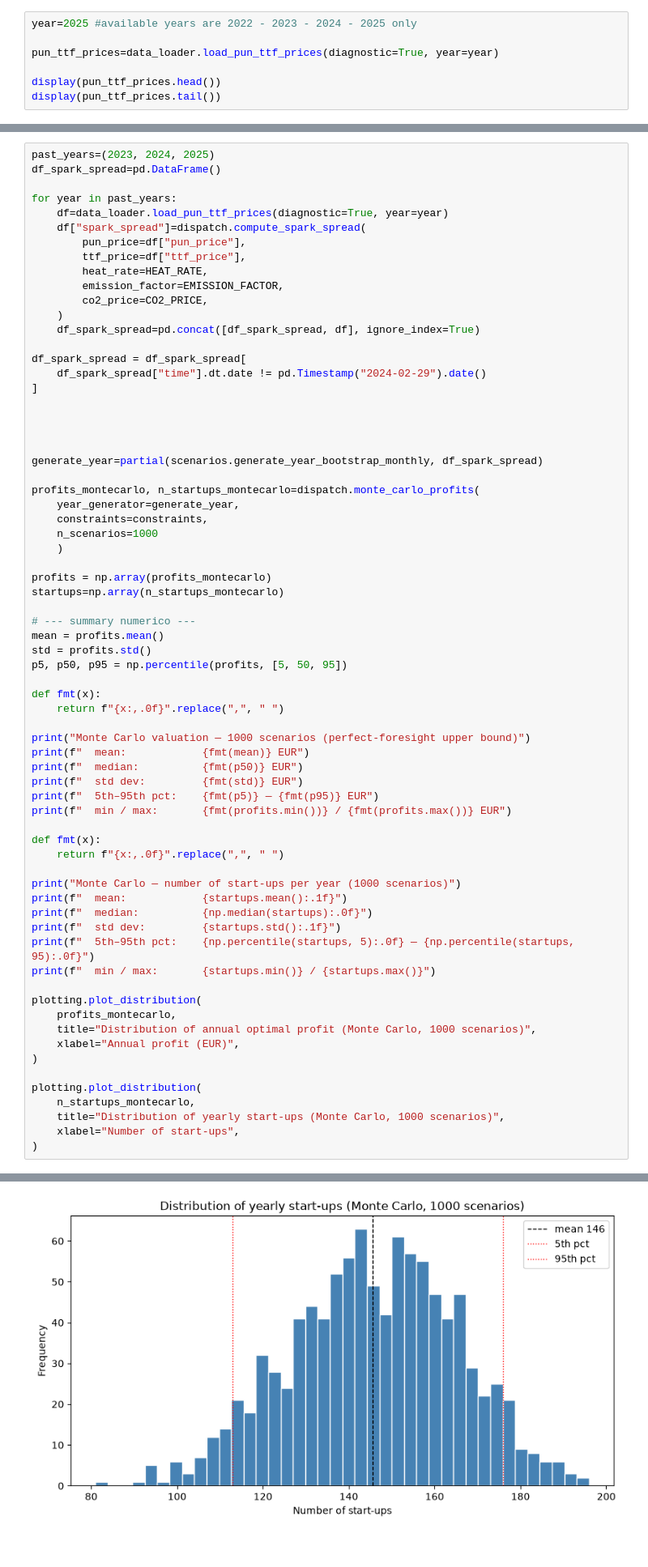
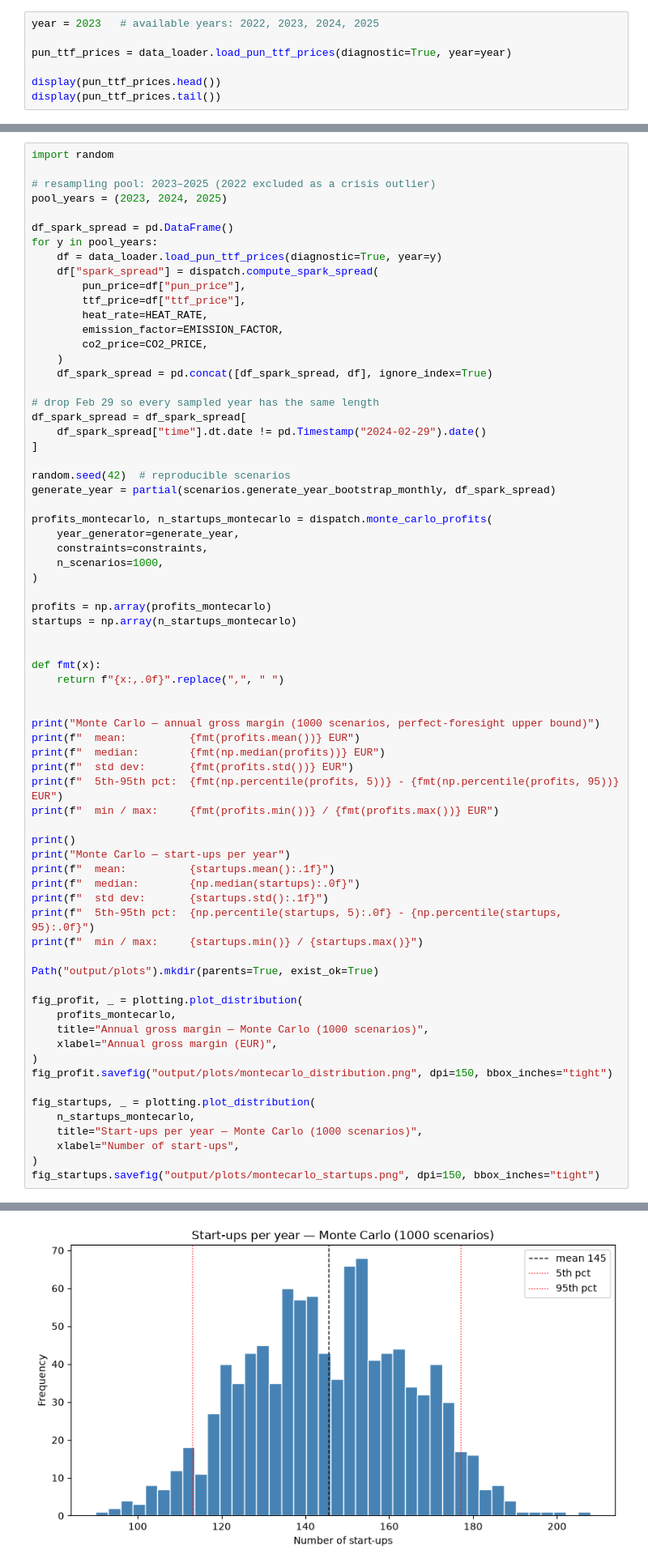
Before and after one commit to Frascus/ccgt-valuation, a Jupyter notebook: analysis.ipynb, the cells around one changed output, grey strips where cells are left out. Shown at 81% size. Cells and saved outputs as stored; diff of their text form; blank space fills up the shorter version.

```diff
--- a/analysis.ipynb
+++ b/analysis.ipynb
@@ -36,7 +38,7 @@ checks the load for missing values and the expected per-day hour counts.
 # %%
-year=2025 #available years are 2022 - 2023 - 2024 - 2025 only
+year = 2023   # available years: 2022, 2023, 2024, 2025
 
-pun_ttf_prices=data_loader.load_pun_ttf_prices(diagnostic=True, year=year)
+pun_ttf_prices = data_loader.load_pun_ttf_prices(diagnostic=True, year=year)
 
 display(pun_ttf_prices.head())
 display(pun_ttf_prices.tail())
@@ -247,72 +250,73 @@ fig.savefig("output/value_waterfall.png", dpi=150, bbox_inches="tight")
 # %%
-past_years=(2023, 2024, 2025)
-df_spark_spread=pd.DataFrame()
+import random
 
-for year in past_years:
-    df=data_loader.load_pun_ttf_prices(diagnostic=True, year=year)
-    df["spark_spread"]=dispatch.compute_spark_spread(
+# resampling pool: 2023–2025 (2022 excluded as a crisis outlier)
+pool_years = (2023, 2024, 2025)
+
+df_spark_spread = pd.DataFrame()
+for y in pool_years:
+    df = data_loader.load_pun_ttf_prices(diagnostic=True, year=y)
+    df["spark_spread"] = dispatch.compute_spark_spread(
         pun_price=df["pun_price"],
         ttf_price=df["ttf_price"],
         heat_rate=HEAT_RATE,
         emission_factor=EMISSION_FACTOR,
         co2_price=CO2_PRICE,
     )
-    df_spark_spread=pd.concat([df_spark_spread, df], ignore_index=True)
+    df_spark_spread = pd.concat([df_spark_spread, df], ignore_index=True)
 
+# drop Feb 29 so every sampled year has the same length
 df_spark_spread = df_spark_spread[
     df_spark_spread["time"].dt.date != pd.Timestamp("2024-02-29").date()
 ]
 
+random.seed(42)  # reproducible scenarios
+generate_year = partial(scenarios.generate_year_bootstrap_monthly, df_spark_spread)
 
-
-
-generate_year=partial(scenarios.generate_year_bootstrap_monthly, df_spark_spread)
-
-profits_montecarlo, n_startups_montecarlo=dispatch.monte_carlo_profits(
+profits_montecarlo, n_startups_montecarlo = dispatch.monte_carlo_profits(
     year_generator=generate_year,
     constraints=constraints,
-    n_scenarios=1000
-    )
+    n_scenarios=1000,
+)
 
 profits = np.array(profits_montecarlo)
-startups=np.array(n_startups_montecarlo)
+startups = np.array(n_startups_montecarlo)
 
-# --- summary numerico ---
-mean = profits.mean()
-std = profits.std()
-p5, p50, p95 = np.percentile(profits, [5, 50, 95])
 
 def fmt(x):
     return f"{x:,.0f}".replace(",", " ")
 
-print("Monte Carlo valuation — 1000 scenarios (perfect-foresight upper bound)")
-print(f"  mean:            {fmt(mean)} EUR")
-print(f"  median:          {fmt(p50)} EUR")
-print(f"  std dev:         {fmt(std)} EUR")
-print(f"  5th–95th pct:    {fmt(p5)} — {fmt(p95)} EUR")
-print(f"  min / max:       {fmt(profits.min())} / {fmt(profits.max())} EUR")
 
-def fmt(x):
-    return f"{x:,.0f}".replace(",", " ")
+print("Monte Carlo — annual gross margin (1000 scenarios, perfect-foresight upper bound)")
+print(f"  mean:          {fmt(profits.mean())} EUR")
+print(f"  median:        {fmt(np.median(profits))} EUR")
+print(f"  std dev:       {fmt(profits.std())} EUR")
+print(f"  5th-95th pct:  {fmt(np.percentile(profits, 5))} - {fmt(np.percentile(profits, 95))} EUR")
+print(f"  min / max:     {fmt(profits.min())} / {fmt(profits.max())} EUR")
 
-print("Monte Carlo — number of start-ups per year (1000 scenarios)")
-print(f"  mean:            {startups.mean():.1f}")
-print(f"  median:          {np.median(startups):.0f}")
-print(f"  std dev:         {startups.std():.1f}")
-print(f"  5th–95th pct:    {np.percentile(startups, 5):.0f} — {np.percentile(startups, 95):.0f}")
-print(f"  min / max:       {startups.min()} / {startups.max()}")
+print()
+print("Monte Carlo — start-ups per year")
+print(f"  mean:          {startups.mean():.1f}")
+print(f"  median:        {np.median(startups):.0f}")
+print(f"  std dev:       {startups.std():.1f}")
+print(f"  5th-95th pct:  {np.percentile(startups, 5):.0f} - {np.percentile(startups, 95):.0f}")
+print(f"  min / max:     {startups.min()} / {startups.max()}")
 
-plotting.plot_distribution(
+Path("output/plots").mkdir(parents=True, exist_ok=True)
+
+fig_profit, _ = plotting.plot_distribution(
     profits_montecarlo,
-    title="Distribution of annual optimal profit (Monte Carlo, 1000 scenarios)",
-    xlabel="Annual profit (EUR)",
+    title="Annual gross margin — Monte Carlo (1000 scenarios)",
+    xlabel="Annual gross margin (EUR)",
 )
+fig_profit.savefig("output/plots/montecarlo_distribution.png", dpi=150, bbox_inches="tight")
 
-plotting.plot_distribution(
+fig_startups, _ = plotting.plot_distribution(
     n_startups_montecarlo,
-    title="Distribution of yearly start-ups (Monte Carlo, 1000 scenarios)",
+    title="Start-ups per year — Monte Carlo (1000 scenarios)",
     xlabel="Number of start-ups",
 )
+fig_startups.savefig("output/plots/montecarlo_startups.png", dpi=150, bbox_inches="tight")
 # %% [output]
 diagnostic OK: 8760 hours, 365 days (363 x 24h, one 23h, one 25h), no missing values
 diagnostic OK: 8784 hours, 366 days (364 x 24h, one 23h, one 25h), no missing values
@@ -333 +338 @@ Monte Carlo — number of start-ups per year (1000 scenarios)
-[figure, old version]
+[figure, new version]
```
Also changed, not shown: parts of 18 cells of this notebook, 6 other files.
